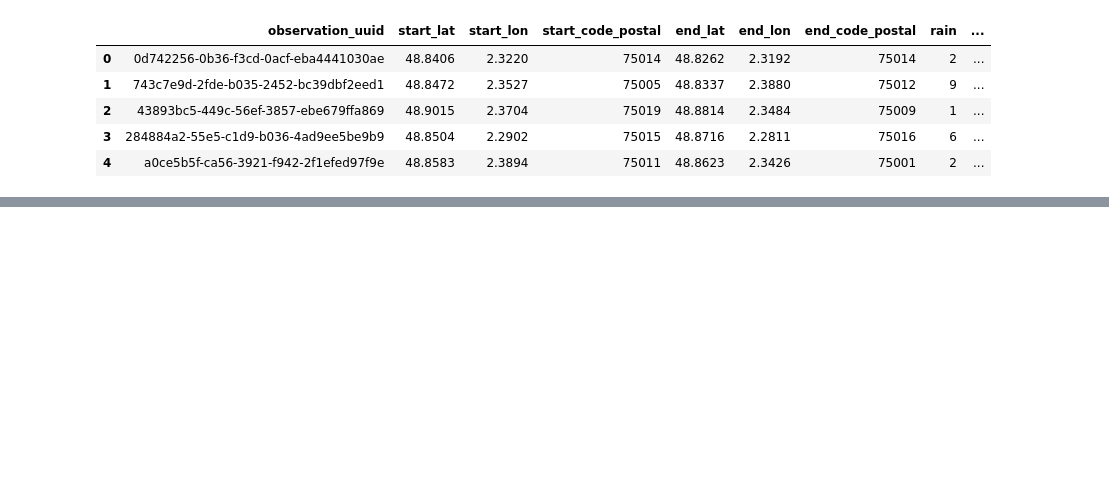
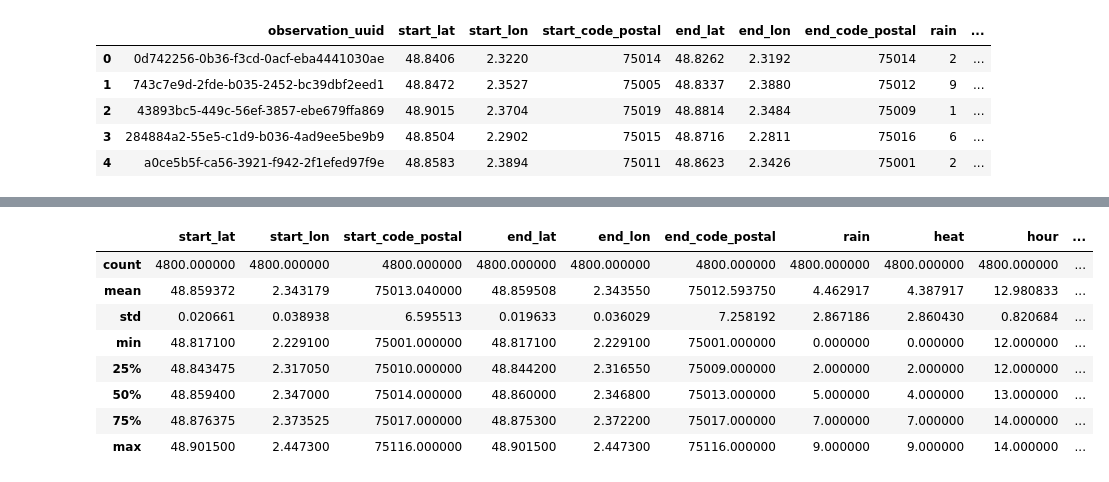
Before and after one commit to quentinchichery/hackathon-peren-2022, a Jupyter notebook: 01-exploration.ipynb, the cells around one changed output, grey strips where cells are left out. Drawn from its saved outputs; the diff is of its cells as text; code cells hidden in the pictures; blank space fills up the shorter version.

```diff
--- a/01-exploration.ipynb
+++ b/01-exploration.ipynb
@@ -29,0 +31,12 @@ plt.show()
+# %%
+df.describe()
+# %% [output]
+|  | start_lat | start_lon | start_code_postal | end_lat | end_lon | end_code_postal | rain | heat | hour | ... |
+| count | 4800.000000 | 4800.000000 | 4800.000000 | 4800.000000 | 4800.000000 | 4800.000000 | 4800.000000 | 4800.000000 | 4800.000000 | ... |
+| mean | 48.859372 | 2.343179 | 75013.040000 | 48.859508 | 2.343550 | 75012.593750 | 4.462917 | 4.387917 | 12.980833 | ... |
+| std | 0.020661 | 0.038938 | 6.595513 | 0.019633 | 0.036029 | 7.258192 | 2.867186 | 2.860430 | 0.820684 | ... |
+| min | 48.817100 | 2.229100 | 75001.000000 | 48.817100 | 2.229100 | 75001.000000 | 0.000000 | 0.000000 | 12.000000 | ... |
+| 25% | 48.843475 | 2.317050 | 75010.000000 | 48.844200 | 2.316550 | 75009.000000 | 2.000000 | 2.000000 | 12.000000 | ... |
+| 50% | 48.859400 | 2.347000 | 75014.000000 | 48.860000 | 2.346800 | 75013.000000 | 5.000000 | 4.000000 | 13.000000 | ... |
+| 75% | 48.876375 | 2.373525 | 75017.000000 | 48.875300 | 2.372200 | 75017.000000 | 7.000000 | 7.000000 | 14.000000 | ... |
+| max | 48.901500 | 2.447300 | 75116.000000 | 48.901500 | 2.447300 | 75116.000000 | 9.000000 | 9.000000 | 14.000000 | ... |
```
Also changed, not shown: parts of 5 cells of this notebook.
